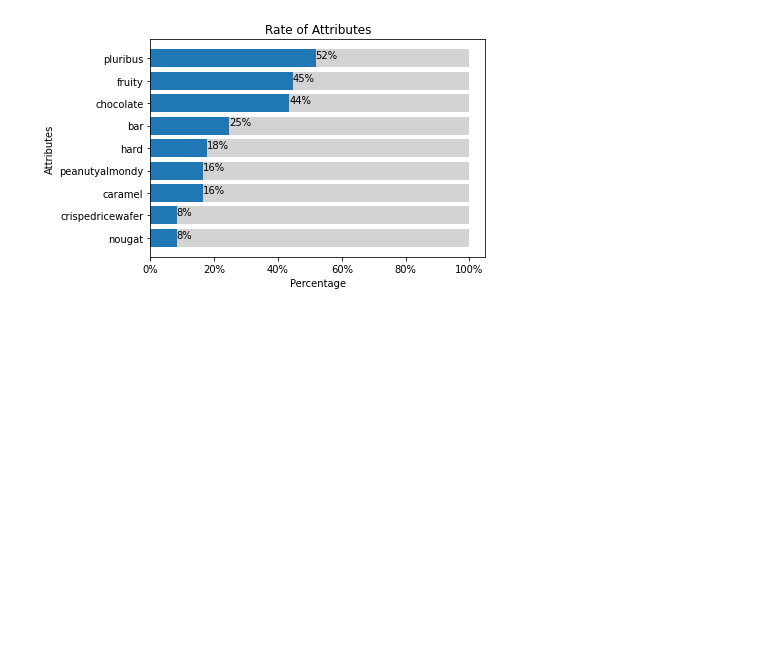
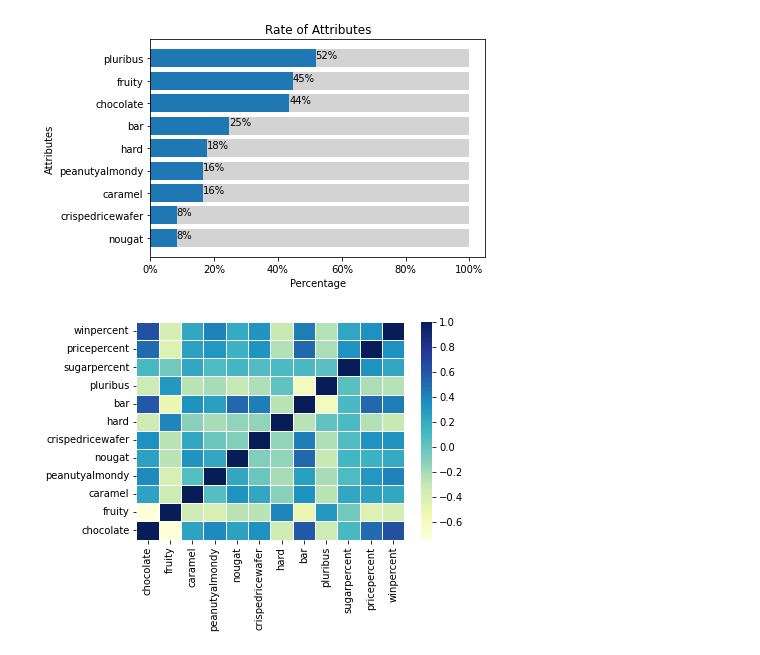
Before and after one commit to Mieju/CandyCare, a Jupyter notebook: CandyCare.ipynb, the cells around one changed output. Saved outputs shown, nothing was run; the diff lists cells and outputs as text; code cells hidden in the pictures; blank space fills up the shorter version.

Commit message:
Update README: added correlation analysis

```diff
--- a/CandyCare.ipynb
+++ b/CandyCare.ipynb
@@ -18,6 +20,6 @@ import matplotlib.ticker as mtick
 # %%
-candyData = pd.read_csv('candy-data.csv')
-candyData
+candyDataAll = pd.read_csv('candy-data.csv')
+candyDataAll
 # %% [output]
 |  | competitorname | chocolate | fruity | caramel | peanutyalmondy | nougat | crispedricewafer | hard | ... |
 | 0 | 100 Grand | 1 | 0 | 1 | 0 | 0 | 1 | 0 | ... |
@@ -55,3 +57,10 @@ ax.xaxis.set_major_formatter(mtick.PercentFormatter(xmax=1, decimals=None, symbo
 plt.show()
 # %% [output]
 [figure]
+# %%
+#Attribute correlation analysis
+candyData = candyDataAll.drop(columns=['competitorname'])
+corr = candyData.corr(method='pearson')
+heatmap = sns.heatmap(corr, linewidth=0.5,cmap="YlGnBu").invert_yaxis()
+# %% [output]
+[figure, added]
```
Also changed, not shown: parts of 2 cells of this notebook.
